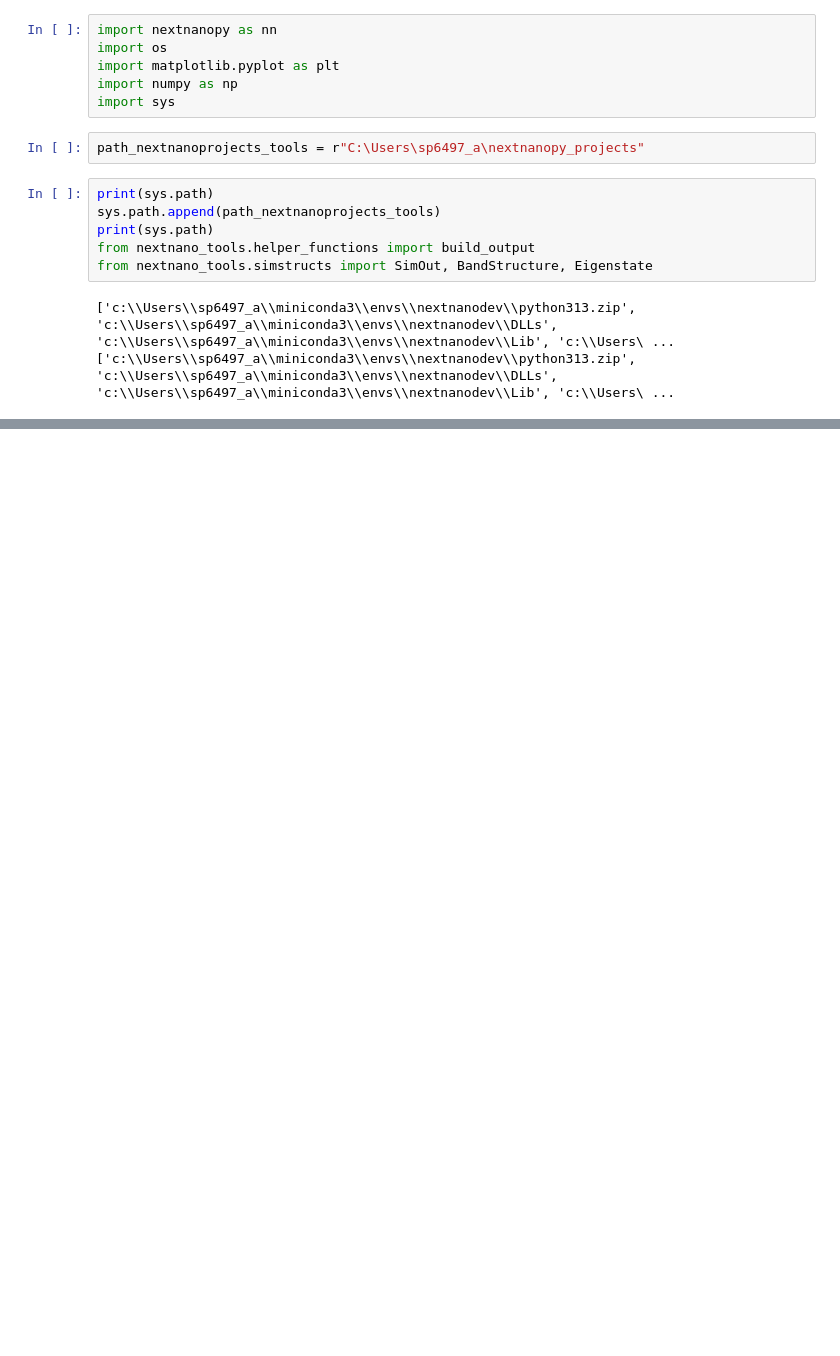
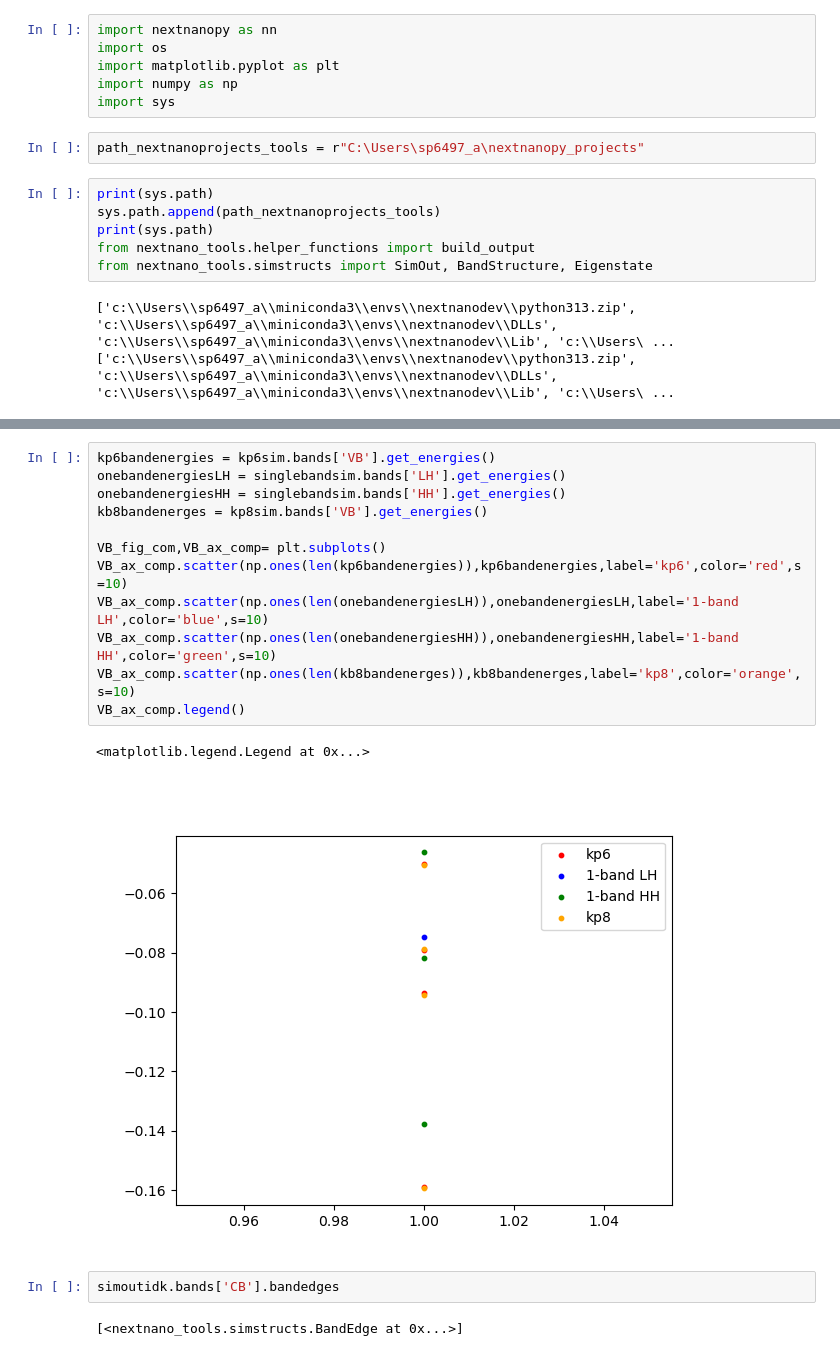
Before and after one commit to sherpsss/nextnanopy_projects, a Jupyter notebook: InGaAsInAlAssinglewell/6nm_well_VB_check.ipynb, the cells around one changed output, grey strips where cells are left out. Drawn from its saved outputs; the diff is of its cells as text; blank space fills up the shorter version.

```diff
--- a/InGaAsInAlAssinglewell/6nm_well_VB_check.ipynb
+++ b/InGaAsInAlAssinglewell/6nm_well_VB_check.ipynb
@@ -66,0 +127,19 @@ simoutidk.bands
+# %%
+kp6bandenergies = kp6sim.bands['VB'].get_energies()
+onebandenergiesLH = singlebandsim.bands['LH'].get_energies()
+onebandenergiesHH = singlebandsim.bands['HH'].get_energies()
+kb8bandenerges = kp8sim.bands['VB'].get_energies()
+
+VB_fig_com,VB_ax_comp= plt.subplots()
+VB_ax_comp.scatter(np.ones(len(kp6bandenergies)),kp6bandenergies,label='kp6',color='red',s=10)
+VB_ax_comp.scatter(np.ones(len(onebandenergiesLH)),onebandenergiesLH,label='1-band LH',color='blue',s=10)
+VB_ax_comp.scatter(np.ones(len(onebandenergiesHH)),onebandenergiesHH,label='1-band HH',color='green',s=10)
+VB_ax_comp.scatter(np.ones(len(kb8bandenerges)),kb8bandenerges,label='kp8',color='orange',s=10)
+VB_ax_comp.legend()
+# %% [output]
+<matplotlib.legend.Legend at 0x...>
+[figure, added]
+# %%
+simoutidk.bands['CB'].bandedges
+# %% [output]
+[<nextnano_tools.simstructs.BandEdge at 0x...>]
```
Also changed, not shown: parts of 5 cells of this notebook, 3 other files.
